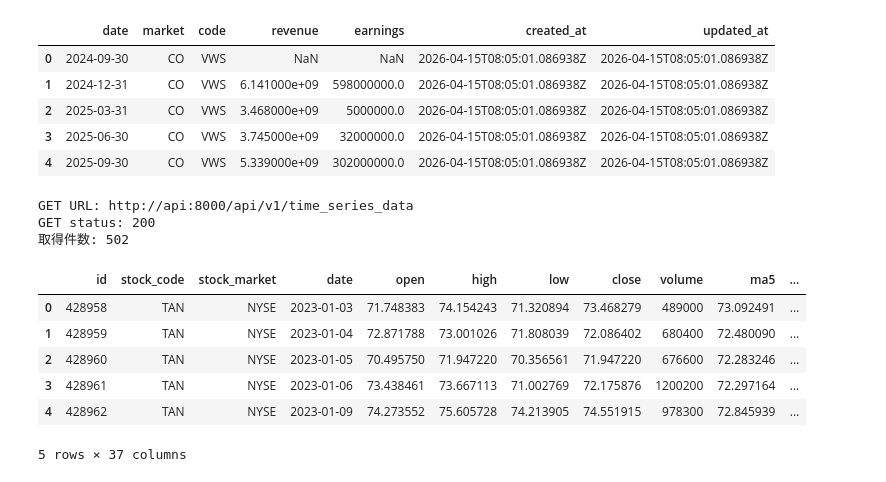
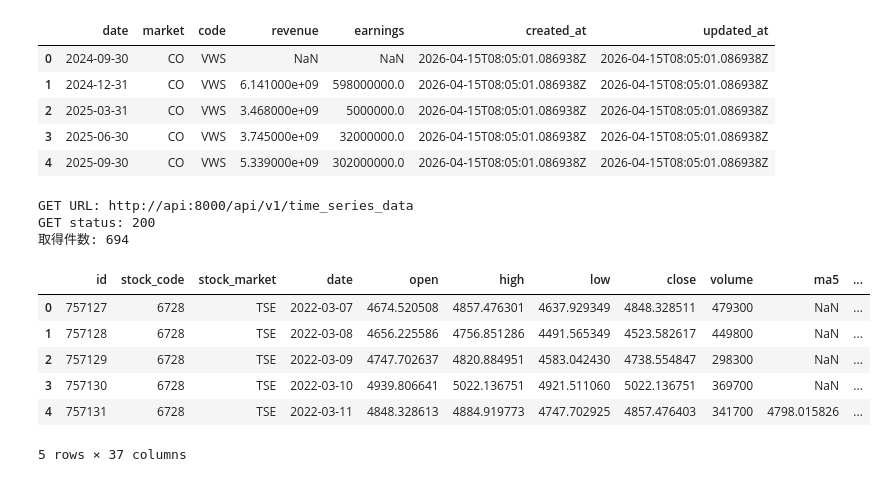
Before and after one commit to nekonabesan/stock_market_analysis, a Jupyter notebook: notebook/stock_02_08.ipynb, the cells around one changed output. Drawn from its saved outputs; the diff is of its cells as text; code cells hidden in the pictures.

```diff
--- a/notebook/stock_02_08.ipynb
+++ b/notebook/stock_02_08.ipynb
@@ -170,40 +170,40 @@ start_date = end_date - dt.timedelta(days=365 * 2)
 
 name = ""
 code = "6728"
 market = "TSE"
 
-get_url = f"{API_BASE_URL}/api/v1/time_series_data"
+get_url = f"{API_BASE_URL}/api/v1/time_series_data/stock/"
 get_params = {
     "code": code,
     "market": market,
     "start": start_date.isoformat(),
     "end": end_date.isoformat(),
 }
 
 get_response = requests.get(get_url, params=get_params, timeout=60)
 
 print("GET URL:", get_url)
 print("GET status:", get_response.status_code)
 
 if get_response.status_code == 200:
     get_json = get_response.json()
     results = get_json.get("results", [])
     df_results = pd.DataFrame(results)
 
     print("取得件数:", len(df_results))
     display(df_results.head())
 else:
     print("GET response:", get_response.json())
 # %% [output]
 GET URL: http://api:8000/api/v1/time_series_data
 GET status: 200
-取得件数: 502
+取得件数: 694
 |  | id | stock_code | stock_market | date | open | high | low | close | volume | ma5 | ... |
-| 0 | 428958 | TAN | NYSE | 2023-01-03 | 71.748383 | 74.154243 | 71.320894 | 73.468279 | 489000 | 73.092491 | ... |
-| 1 | 428959 | TAN | NYSE | 2023-01-04 | 72.871788 | 73.001026 | 71.808039 | 72.086402 | 680400 | 72.480090 | ... |
-| 2 | 428960 | TAN | NYSE | 2023-01-05 | 70.495750 | 71.947220 | 70.356561 | 71.947220 | 676600 | 72.283246 | ... |
-| 3 | 428961 | TAN | NYSE | 2023-01-06 | 73.438461 | 73.667113 | 71.002769 | 72.175876 | 1200200 | 72.297164 | ... |
-| 4 | 428962 | TAN | NYSE | 2023-01-09 | 74.273552 | 75.605728 | 74.213905 | 74.551915 | 978300 | 72.845939 | ... |
+| 0 | 757127 | 6728 | TSE | 2022-03-07 | 4674.520508 | 4857.476301 | 4637.929349 | 4848.328511 | 479300 | NaN | ... |
+| 1 | 757128 | 6728 | TSE | 2022-03-08 | 4656.225586 | 4756.851286 | 4491.565349 | 4523.582617 | 449800 | NaN | ... |
+| 2 | 757129 | 6728 | TSE | 2022-03-09 | 4747.702637 | 4820.884951 | 4583.042430 | 4738.554847 | 298300 | NaN | ... |
+| 3 | 757130 | 6728 | TSE | 2022-03-10 | 4939.806641 | 5022.136751 | 4921.511060 | 5022.136751 | 369700 | NaN | ... |
+| 4 | 757131 | 6728 | TSE | 2022-03-11 | 4848.328613 | 4884.919773 | 4747.702925 | 4857.476403 | 341700 | 4798.015826 | ... |
 5 rows × 37 columns
 # %%
 df = df_results.copy()
```
Also changed, not shown: 24 other files.
